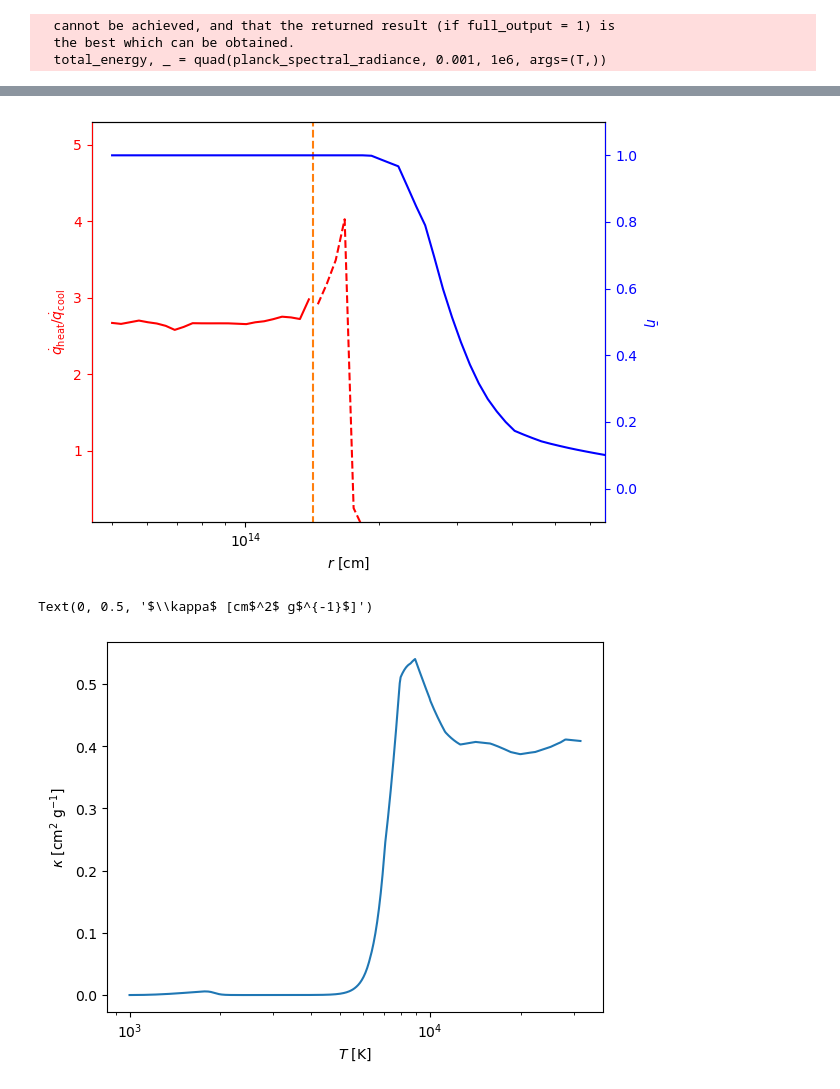
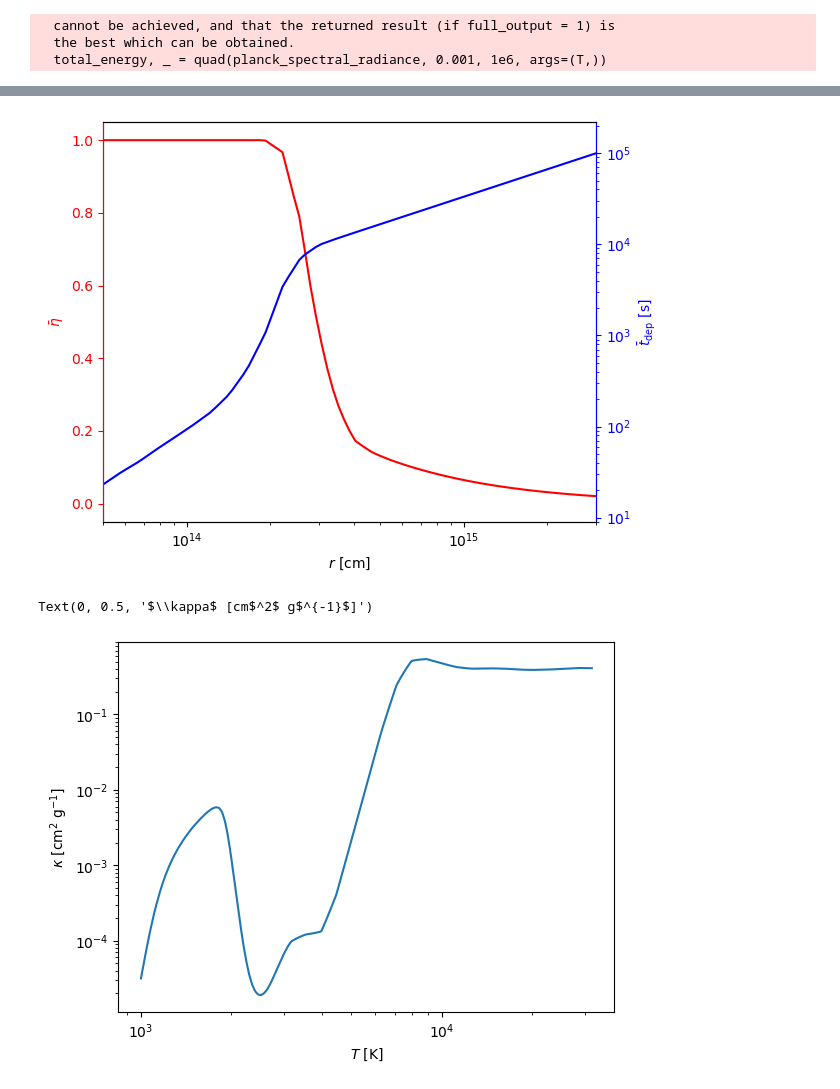
Before and after one commit to yenhsunlin/CSM_DP, a Jupyter notebook: plots.ipynb, the cells around one changed output, grey strips where cells are left out. Cells and saved outputs as stored; diff of their text form; code cells hidden in the pictures.

```diff
--- a/plots.ipynb
+++ b/plots.ipynb
@@ -172,49 +215,41 @@ Text(0, 0.5, '$T$ [K]')
 # %%
+
 # 2. 建立畫布與第一個座標軸 (ax1)
+
 fig, ax1 = plt.subplots()
 
 color = 'red'
 ax1.set_xlabel(r'$r$ [cm]')
-ax1.set_ylabel(r'$\dot{q}_{\rm heat}/\dot{q}_{\rm cool}$', color=color)
-ax1.plot(CSM_radius[CSM_radius <= r_photo],(Q_dot/cool_rate)[CSM_radius <= r_photo],color=color)
-ax1.plot(CSM_radius[CSM_radius > r_photo],(Q_dot/cool_rate)[CSM_radius > r_photo],'--',color=color)
+ax1.set_ylabel(r'$\bar{\eta}$', color=color)
+ax1.plot(CSM_radius,[average_efficiency(eps,mAp,r) for r in CSM_radius],color=color)
 
 ax1.tick_params(axis='y', colors=color) # 讓刻度文字也變綠色
 
-#plt.plot(CSM_radius,cool_rate,color='C0',label='cool')
-if np.isnan(r_photo) is not True:
-    # r_photo exists, corresponds to tau = 2/3
-    ax1.plot([r_photo,r_photo],[-0.1,7.1],'--',color='C1')
 ax1.set_xscale('log')
 #ax1.set_yscale('log')
-ax1.set_ylim(0.07,5.3)
-ax1.set_xlim(4.5e13,6.5e14)
+ax1.set_ylim(-0.05,1.05)
+ax1.set_xlim(5e13,3e15)
 
 # ax1.set_ylim(-0.002,0.062)
 # 3. 建立共用 X 軸的第二個座標軸 (ax2)
 ax2 = ax1.twinx()
 # 繪製右邊 Y 軸的線條
 
 color2 = 'blue'
-ax2.set_ylabel(r'$\bar{\eta}$', color=color2, rotation=270, labelpad=15)
-ax2.plot(CSM_radius,avg_eff, color=color2)
+ax2.plot(CSM_radius,np.array([average_stopping_time(eps,mAp,r) for r in CSM_radius]),color=color2)
 
-#ax2.plot(CSM_radii,Q_mAp_102p32_MeV, color=color2, linestyle='--', linewidth=2)
-#ax2.set_yscale('log')
 ax2.tick_params(axis='y', which='both', colors=color2)
 ax2.spines['left'].set_color(color)
 ax2.spines['right'].set_color(color2)
-ax2.set_ylim(-0.1,1.1)
-
-#ax2.text(2e15,3.2e49,r'$m_{A^\prime}=10.47$ MeV',fontsize=10,color=color2)
-#ax2.text(2e15,3.2e47,r'$m_{A^\prime}=102.32$ MeV',fontsize=10,color=color2)
-
+ax2.set_ylim(9,2.2e5)
+ax2.set_ylabel(r'$\bar{t}_{\rm dep}$ [s]', color=color2)
+ax2.set_yscale('log')
 # 4. 調整佈局並顯示
 fig.tight_layout()
 #plt.legend()
-#plt.savefig(r'ratio_eff.pdf',bbox_inches='tight')
+#plt.savefig(r'eta_tdep.pdf',bbox_inches='tight')
 # %% [output]
-[figure, old version]
+[figure, new version]
 # %%
 Temp_list = np.logspace(3,4.5,500)
 kappa_avg_rho = [kappa(2e-12,T) for T in Temp_list]
@@ -222,10 +257,10 @@ kappa_avg_rho = [kappa(2e-12,T) for T in Temp_list]
 plt.plot(Temp_list,kappa_avg_rho)
 #plt.plot(T_list,kappa_small_rho)
 plt.xscale('log')
-#plt.yscale('log')
+plt.yscale('log')
 plt.xlabel(r'$T$ [K]')
 plt.ylabel(r'$\kappa$ [cm$^2$ g$^{-1}$]')
 #plt.savefig('kappa.pdf',bbox_inches='tight')
 # %% [output]
 Text(0, 0.5, '$\\kappa$ [cm$^2$ g$^{-1}$]')
-[figure, old version]
+[figure, new version]
```
Also changed, not shown: parts of 5 cells of this notebook, 1 other file.
